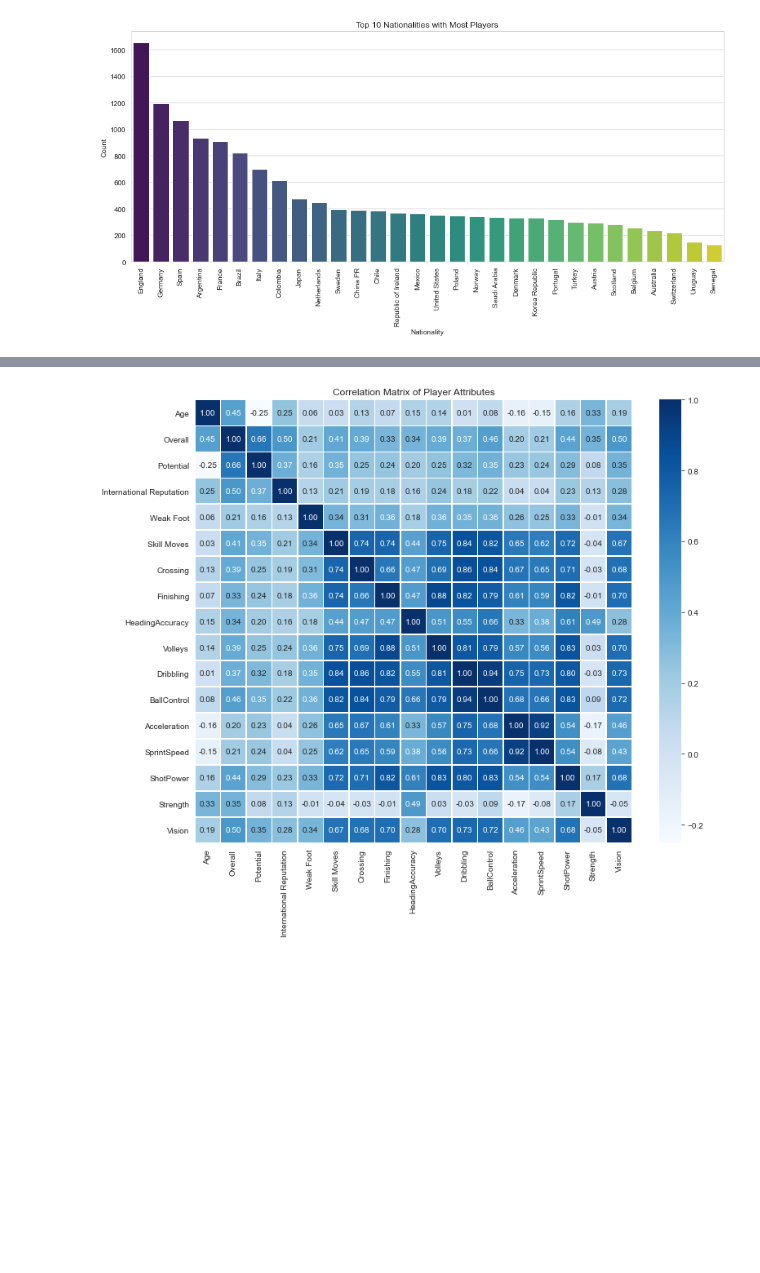
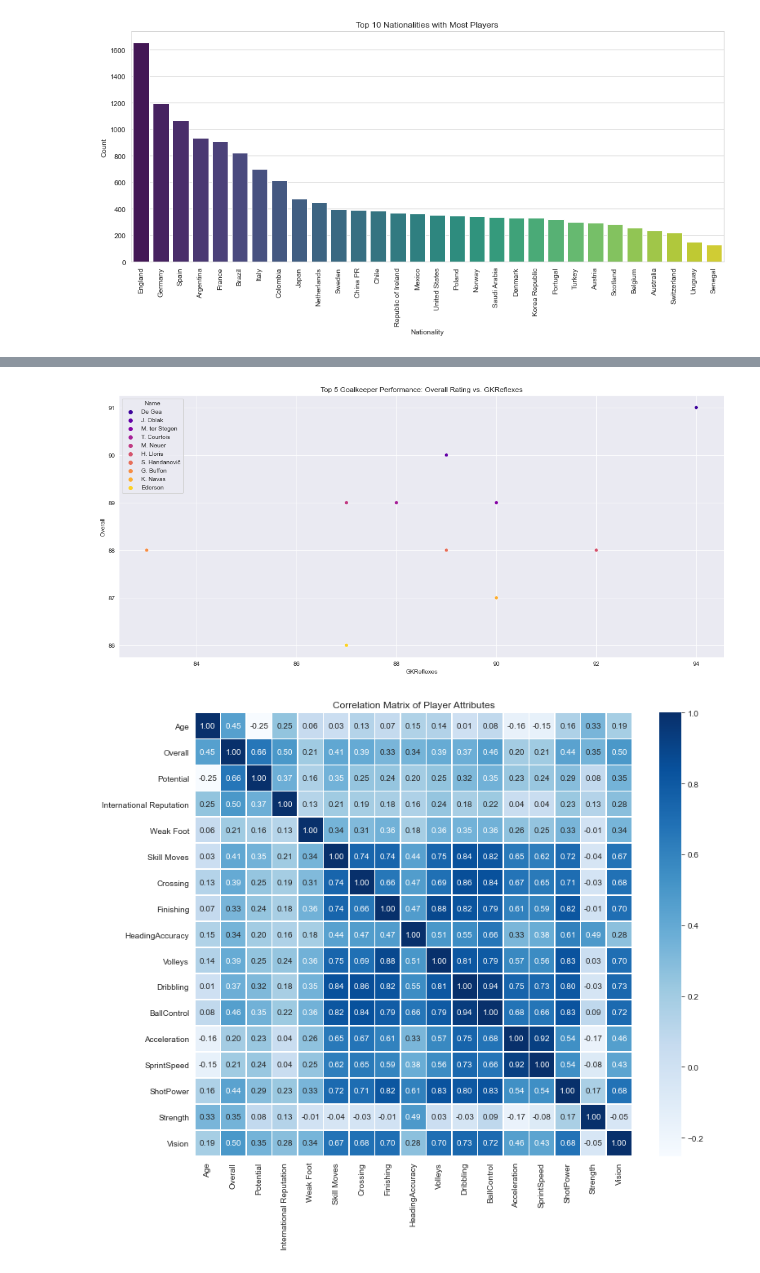
Before and after one commit to bulemi2/Football_Analysis, a Jupyter notebook: Analysis.ipynb, the cells around one changed output, grey strips where cells are left out. Cells and saved outputs as stored; diff of their text form; code cells hidden in the pictures; blank space fills up the shorter version.

```diff
--- a/Analysis.ipynb
+++ b/Analysis.ipynb
@@ -432,3 +325,17 @@ plt.show()
+# %%
+# Filter data for goalkeepers (GK)
+goalkeepers = df[df['Position'] == 'GK']
+
+# Identify the top 5 goalkeepers based on Overall Rating
+top_goalkeepers = goalkeepers.nlargest(10, 'Overall')
+
+# Scatter plot for Overall Rating vs. GKReflexes for the top 5 goalkeepers
+plt.figure(figsize=(18, 8))
+sns.scatterplot(x='GKReflexes', y='Overall', data=top_goalkeepers, hue='Name', palette='plasma')
+plt.title('Top 5 Goalkeeper Performance: Overall Rating vs. GKReflexes')
+plt.show()
+# %% [output]
+[figure, added]
 # %%
 # Define the list of numerical columns
 numerical_data = ['Age', 'Overall', 'Potential', 'International Reputation', 'Weak Foot', 'Skill Moves',
```
Also changed, not shown: parts of 33 cells of this notebook.
